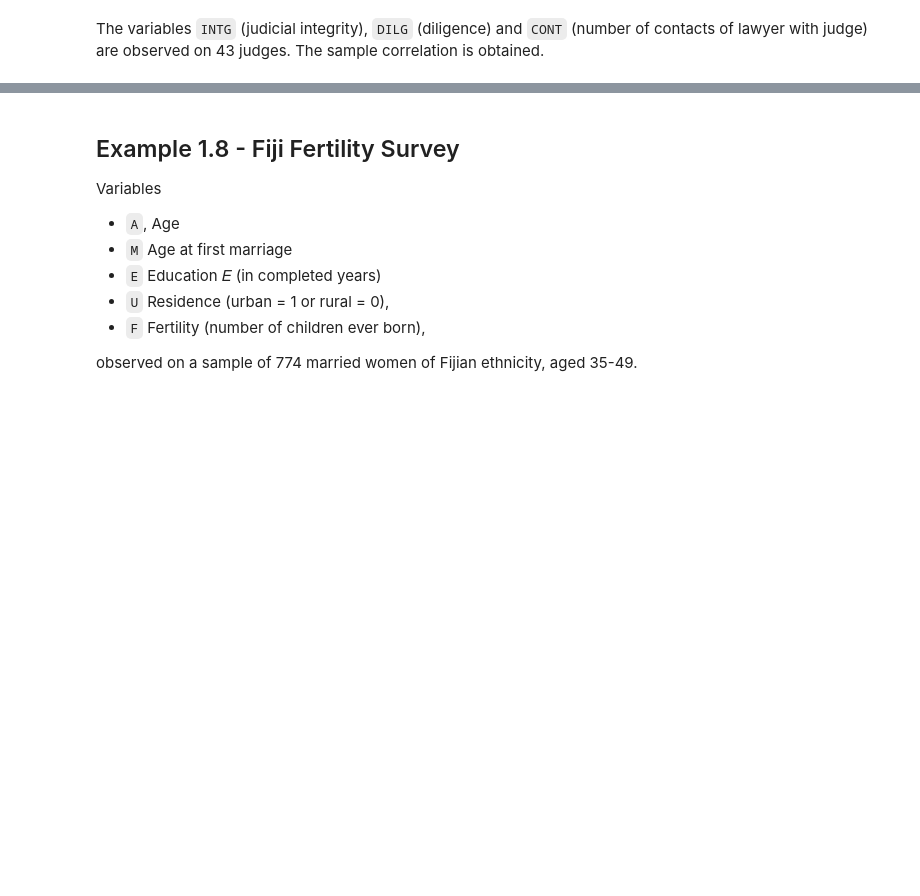
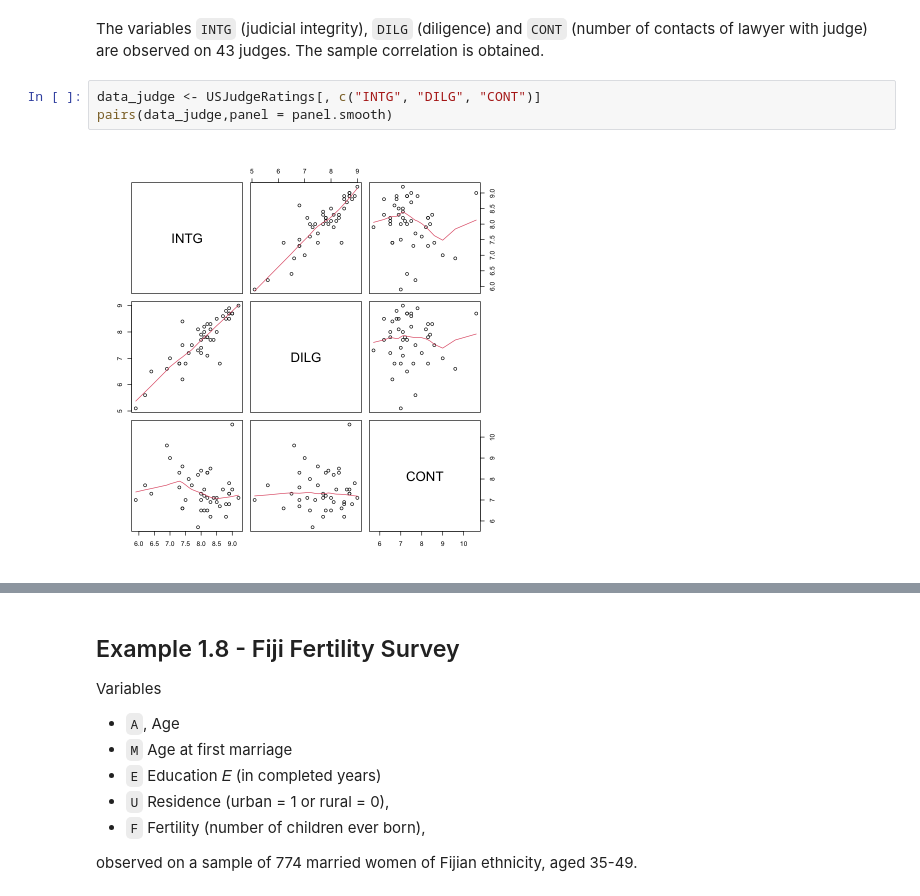
Before and after one commit to StaThin/RGM, a Jupyter notebook: examples.ipynb, the cells around one changed output, grey strips where cells are left out. Cells and saved outputs as stored; diff of their text form; blank space fills up the shorter version.

```diff
--- a/examples.ipynb
+++ b/examples.ipynb
@@ -22,4 +22,9 @@ A data.frame: 6 x 12
 | BURNS,E.B. | 6.2 | 8.8 | 8.7 | 8.5 | 7.9 | 8.0 | 8.1 | 8.0 | 8.0 | 8.0 | 8.6 | ... |
 # %% [markdown]
 The variables `INTG` (judicial integrity), `DILG` (diligence) and `CONT` (number of contacts of lawyer with judge) are observed on 43 judges. The sample correlation is obtained.
+# %%
+data_judge <- USJudgeRatings[, c("INTG", "DILG", "CONT")]
+pairs(data_judge,panel = panel.smooth)
+# %% [output]
+[figure, added]
 # %%
```
Also changed, not shown: parts of 3 cells of this notebook.
